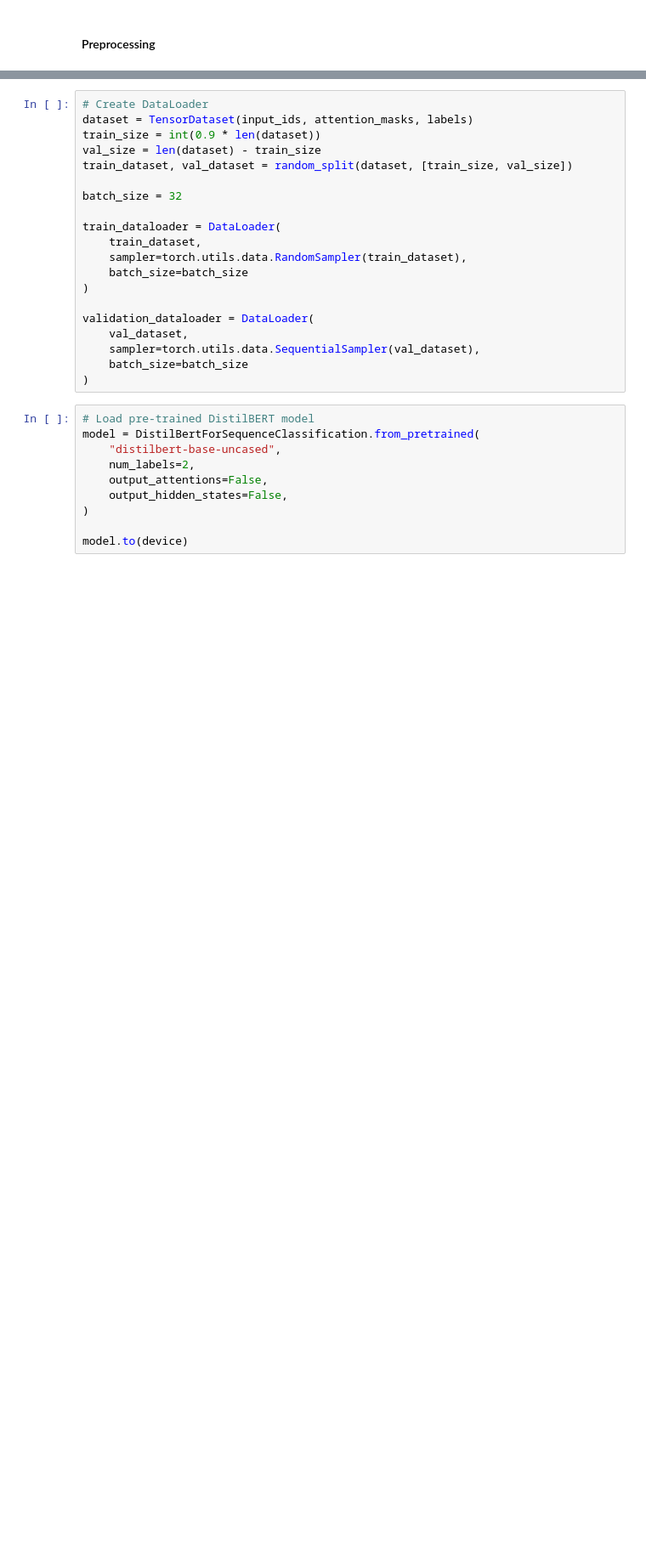
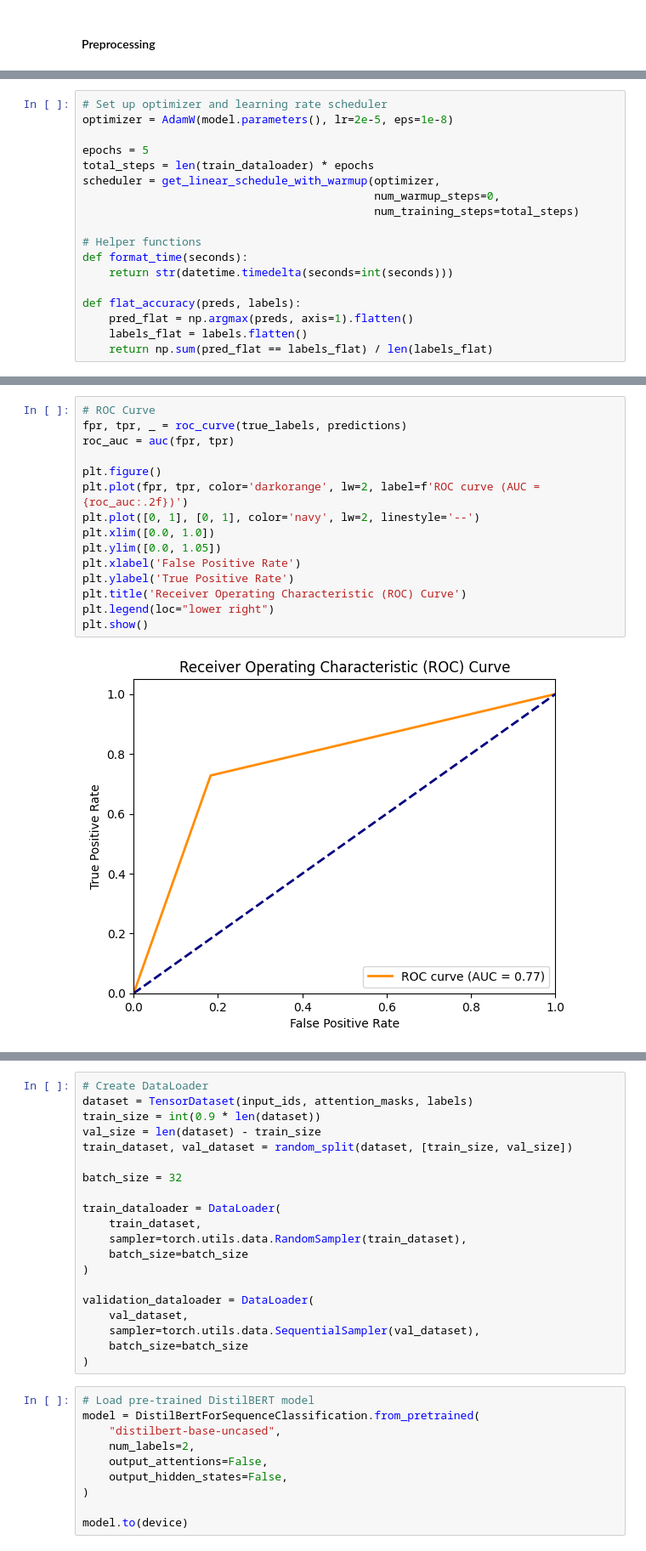
Before and after one commit to pasottimatteo98/NLP_SarcasmDetector, a Jupyter notebook: NLP_pytorch_sarcasm.ipynb, the cells around one changed output, grey strips where cells are left out. Shown: that part at 85% size. Cells and saved outputs as stored; diff of their text form; blank space fills up the shorter version.

```diff
--- a/NLP_pytorch_sarcasm.ipynb
+++ b/NLP_pytorch_sarcasm.ipynb
@@ -1362,0 +1355,18 @@ This process was applied to both the training and testing datasets, ensuring tha
+# %%
+# Set up optimizer and learning rate scheduler
+optimizer = AdamW(model.parameters(), lr=2e-5, eps=1e-8)
+
+epochs = 5
+total_steps = len(train_dataloader) * epochs
+scheduler = get_linear_schedule_with_warmup(optimizer,
+                                            num_warmup_steps=0,
+                                            num_training_steps=total_steps)
+
+# Helper functions
+def format_time(seconds):
+    return str(datetime.timedelta(seconds=int(seconds)))
+
+def flat_accuracy(preds, labels):
+    pred_flat = np.argmax(preds, axis=1).flatten()
+    labels_flat = labels.flatten()
+    return np.sum(pred_flat == labels_flat) / len(labels_flat)
@@ -1362,0 +1629,17 @@ This process was applied to both the training and testing datasets, ensuring tha
+# %%
+# ROC Curve
+fpr, tpr, _ = roc_curve(true_labels, predictions)
+roc_auc = auc(fpr, tpr)
+
+plt.figure()
+plt.plot(fpr, tpr, color='darkorange', lw=2, label=f'ROC curve (AUC = {roc_auc:.2f})')
+plt.plot([0, 1], [0, 1], color='navy', lw=2, linestyle='--')
+plt.xlim([0.0, 1.0])
+plt.ylim([0.0, 1.05])
+plt.xlabel('False Positive Rate')
+plt.ylabel('True Positive Rate')
+plt.title('Receiver Operating Characteristic (ROC) Curve')
+plt.legend(loc="lower right")
+plt.show()
+# %% [output]
+[figure, added]
```
Also changed, not shown: parts of 68 cells of this notebook, 13 other files.
